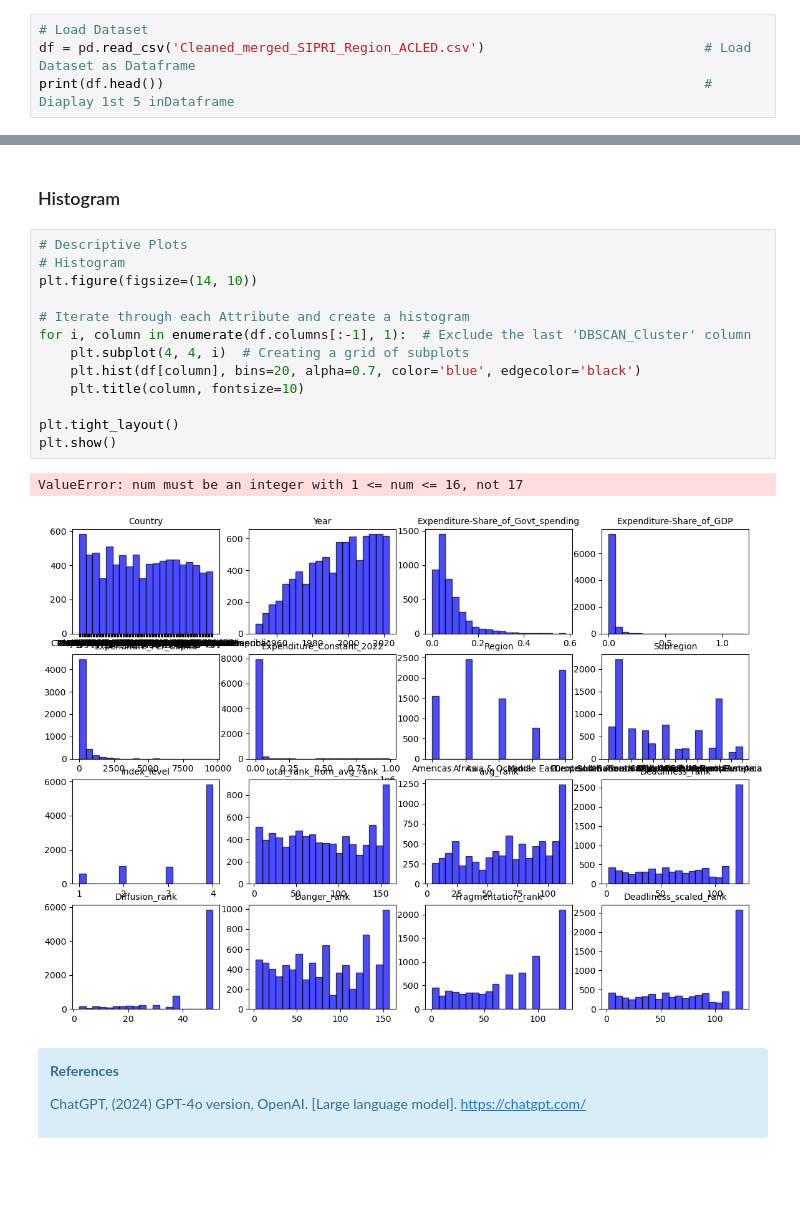
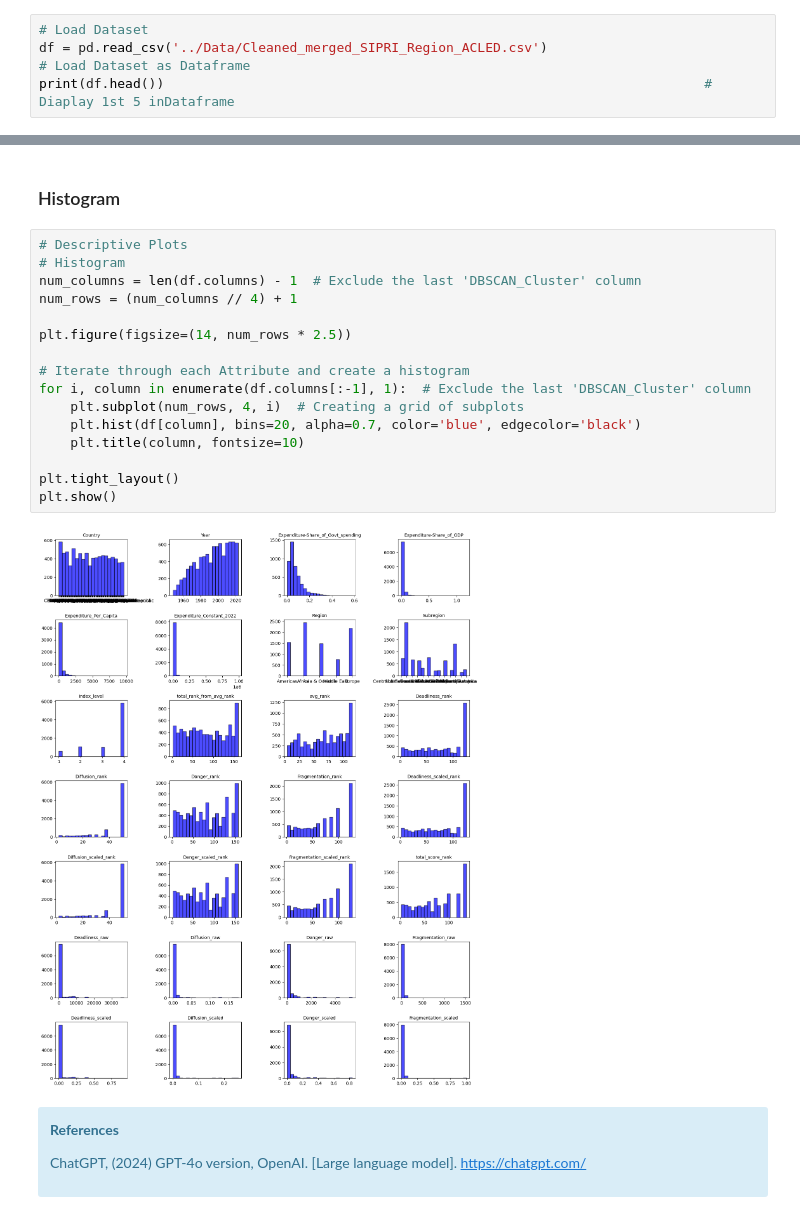
Before and after one commit to swapnilprakashpatil/aai501_6proj, a Jupyter notebook: Notebooks/Carrie Final Project Data Analysis.ipynb, the cells around one changed output, grey strips where cells are left out. Drawn from its saved outputs; the diff is of its cells as text; blank space fills up the shorter version.

Commit message:
added clustering notebook and fixed errors on PDA notebook

```diff
--- a/Notebooks/Carrie Final Project Data Analysis.ipynb
+++ b/Notebooks/Carrie Final Project Data Analysis.ipynb
@@ -14,7 +14,7 @@ import scipy.stats as stats
 import cvxpy as cp
 # %%
 # Load Dataset
-df = pd.read_csv('Cleaned_merged_SIPRI_Region_ACLED.csv')                            # Load Dataset as Dataframe
+df = pd.read_csv('../Data/Cleaned_merged_SIPRI_Region_ACLED.csv')                            # Load Dataset as Dataframe
 print(df.head())                                                                     # Diaplay 1st 5 inDataframe
 # %% [output]
   Country  Year  Expenditure-Share_of_Govt_spending  Expenditure-Share_of_GDP  \
@@ -80,19 +80,21 @@ summary_stats
 # %%
 # Descriptive Plots
 # Histogram
-plt.figure(figsize=(14, 10))
+num_columns = len(df.columns) - 1  # Exclude the last 'DBSCAN_Cluster' column
+num_rows = (num_columns // 4) + 1
+
+plt.figure(figsize=(14, num_rows * 2.5))
 
 # Iterate through each Attribute and create a histogram
 for i, column in enumerate(df.columns[:-1], 1):  # Exclude the last 'DBSCAN_Cluster' column
-    plt.subplot(4, 4, i)  # Creating a grid of subplots
+    plt.subplot(num_rows, 4, i)  # Creating a grid of subplots
     plt.hist(df[column], bins=20, alpha=0.7, color='blue', edgecolor='black')
     plt.title(column, fontsize=10)
 
 plt.tight_layout()
 plt.show()
 # %% [output]
-ValueError: num must be an integer with 1 <= num <= 16, not 17
-[figure, old version]
+[figure, new version]
 # %% [markdown]
 <div class="alert alert-block alert-info">
 
```
Also changed, not shown: 1 other file.
